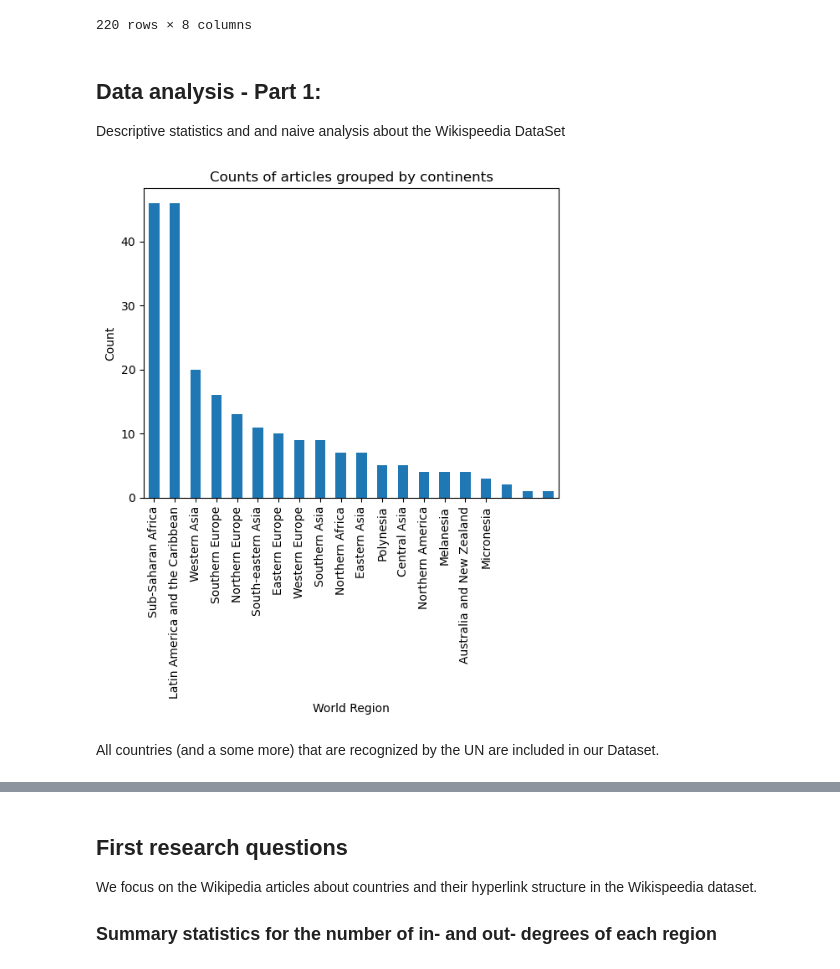
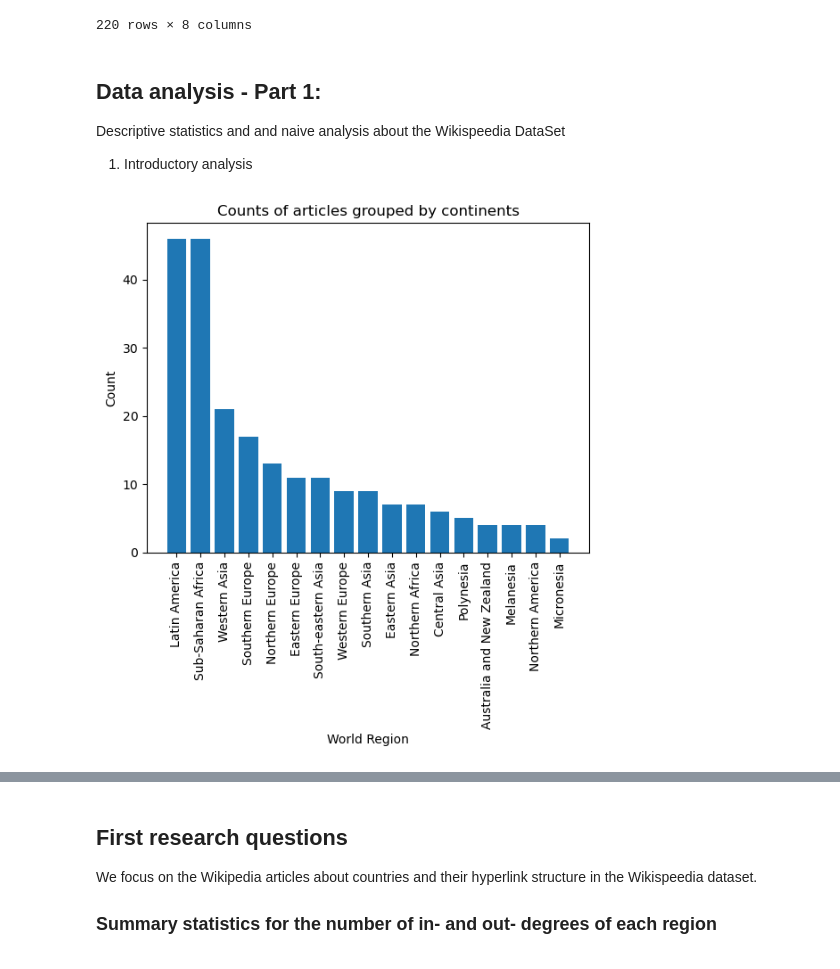
Before and after one commit to epfl-ada/ada-2023-project-jellyfish401, a Jupyter notebook: p2.ipynb, the cells around one changed output, grey strips where cells are left out. Saved outputs shown, nothing was run; the diff lists cells and outputs as text; code cells hidden in the pictures.

```diff
--- a/p2.ipynb
+++ b/p2.ipynb
@@ -251,3 +201,29 @@ replacement_country_names = [
 ]
 
 replacement_countries = dict(zip(countries_missing, replacement_country_names))
+
+# Creating a dictionary to map each country to its continent (region).
+country_to_region = {}
+
+for country in countries:
+    country_to_region[country] = hlp.get_region(country, UN_countries, replacement_countries)
+
+# Add manually countries that are not present in the UN dataframe
+country_to_region['Kosovo'] = 'Eastern Europe'
+country_to_region['South Ossetia'] = 'Western Asia'
+country_to_region['Tibet'] = "Central Asia"
+country_to_region['Turkish Republic of Northern Cyprus'] = "Southern Europe"
+
+
+df_country_region = pd.DataFrame.from_dict(country_to_region,
+                                           orient='index',
+                                           dtype=None,
+                                           columns=['region'])
+
+df_country_region.reset_index(inplace=True)
+df_country_region.rename(columns={"index": "article"}, inplace=True)
+
+# Rename Latin America and the Caribbean to Latin America
+df_country_region['region'] = df_country_region['region'].replace('Latin America and the Caribbean', 'Latin America')
+df_country_region.columns = ['Country', 'Region']
+display(df_country_region)
@@ -409,26 +344,19 @@ display(sentiment_analysis_of_countries)
 # %% [markdown]
 ## Data analysis - Part 1:
 Descriptive statistics and and naive analysis about the Wikispeedia DataSet
+
+1. Introductory analysis
 # %%
 # Plotting the distribution of countries in the dataset based on their continent, which we will consider their region.
-continents_count = pd.DataFrame(country_to_region.values()).value_counts()
+countries_per_region = ((df_country_region.groupby('Region').count()).reset_index()).sort_values(by='Country', ascending=False)
 
-
-continents_count.plot(kind='bar')
-#xticks = ["Asia", "Africa", "Americas", "Europe", "Oceania"]
-xticks = ["Sub-Saharan Africa", "Latin America and the Caribbean", "Western Asia", "Southern Europe",
-          "Northern Europe", "South-eastern Asia", "Eastern Europe", "Western Europe", "Southern Asia",
-          "Northern Africa", "Eastern Asia", "Polynesia", "Central Asia", "Northern America",
-          "Melanesia", "Australia and New Zealand", "Micronesia"]
-
-l = np.arange(len(xticks))
-
-plt.xticks(l, xticks)
+plt.bar(countries_per_region['Region'], countries_per_region['Country'])
+plt.xticks(rotation=90)
 plt.title("Counts of articles grouped by continents")
 plt.xlabel("World Region")
 plt.ylabel("Count")
 plt.show()
+
+# All countries (and a some more) that are recognized by the UN are included in our Dataset.
 # %% [output]
-[figure, old version]
+[figure, new version]
-# %% [markdown]
-All countries (and a some more) that are recognized by the UN are included in our Dataset.
```
Also changed, not shown: parts of 17 cells of this notebook, 2 other files.
